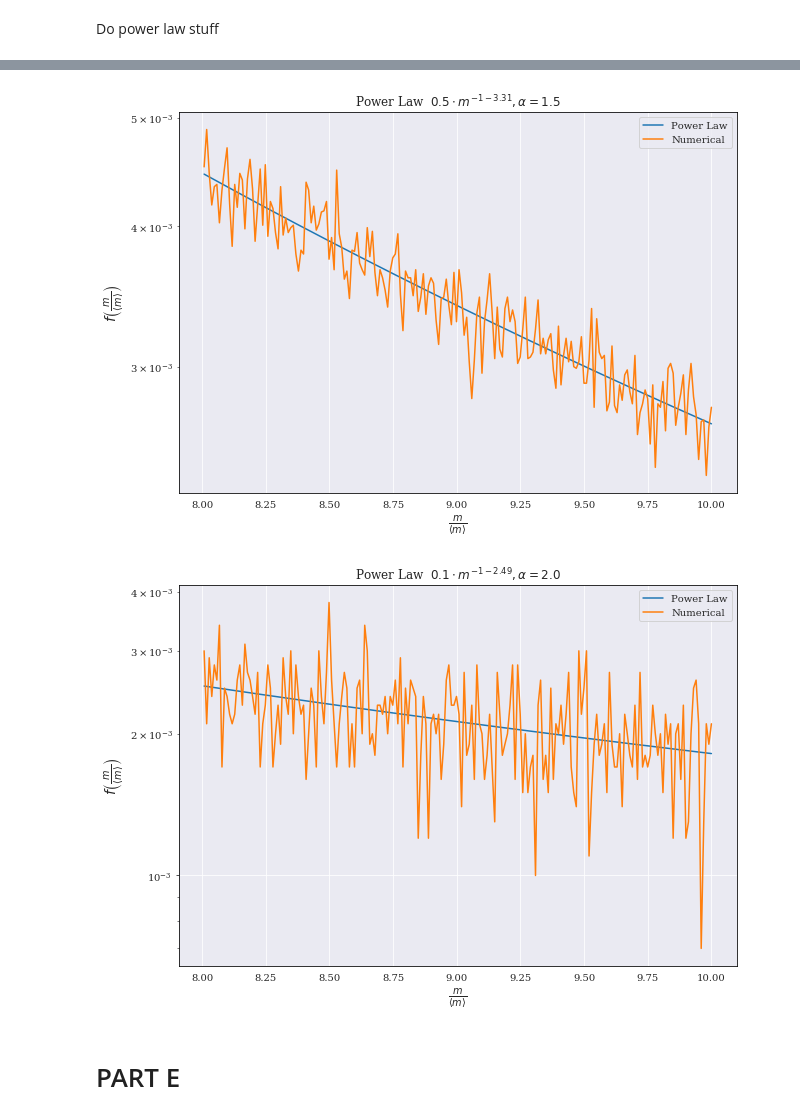
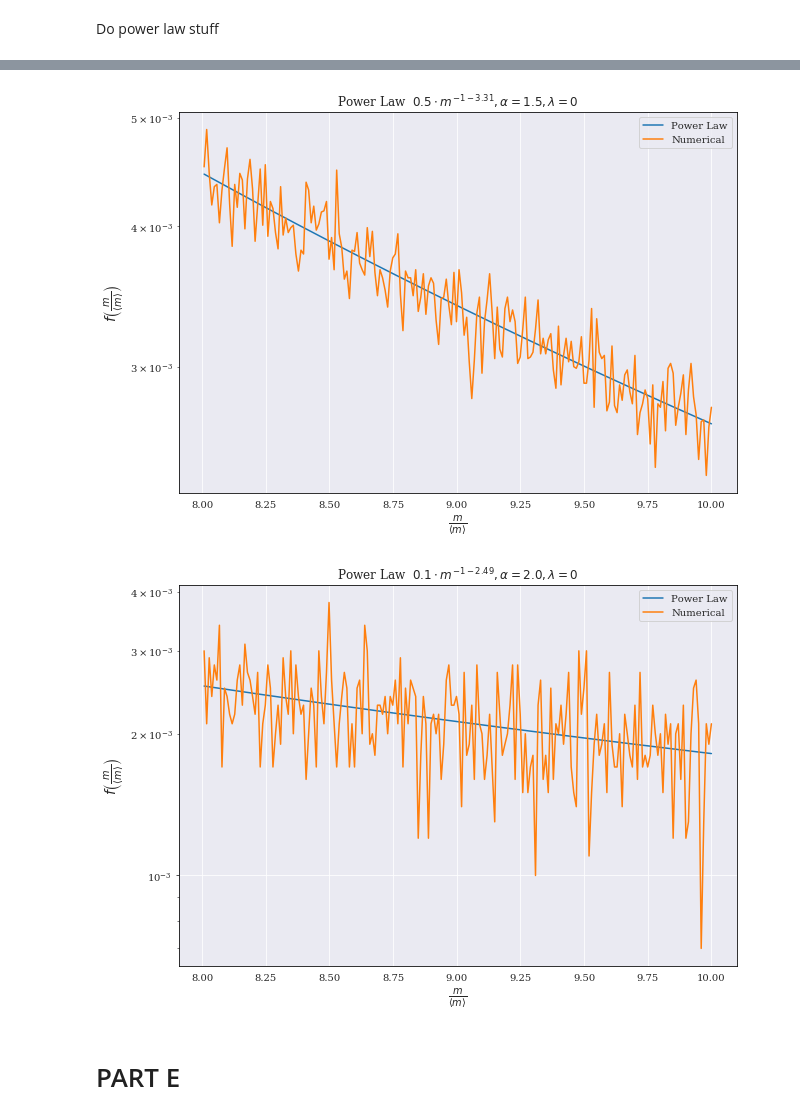
Before and after one commit to marbjo/FYS4150, a Jupyter notebook: Project5/proj5notebook.ipynb, the cells around one changed output, grey strips where cells are left out. Saved outputs shown, nothing was run; the diff lists cells and outputs as text; code cells hidden in the pictures.

```diff
--- a/Project5/proj5notebook.ipynb
+++ b/Project5/proj5notebook.ipynb
@@ -501,25 +518,27 @@ plt.show()
 # %%
 fig, ax = plt.subplots(figsize = (10,7))
 ax.semilogy(binX[800:], powerlaw(binX, popt15[0], popt15[1])[800:], label = 'Power Law')
 ax.semilogy(binX[800:], plotBins_1000_0_15[800:], label = 'Numerical')
-ax.set_title(r"Power Law  $%.1f \cdot m^{-1-%.2f}, \alpha = 1.5$" %(popt15[0],popt15[1]))
+ax.set_title(r"Power Law  $%.1f \cdot m^{-1-%.2f}, \alpha = 1.5, \lambda = 0$" %(popt15[0],popt15[1]))
 ax.set_xlabel(r'$\frac {m} {\langle m \rangle}$', fontsize = 14)
 ax.set_ylabel(r'$f \left( \frac {m} {\langle m \rangle} \right)$', fontsize = 14)
 ax.legend(loc = 'upper right')
+plt.savefig('plots/partd_tail_00_15.png')
 plt.show()
 # %% [output]
-[figure, old version]
+[figure, new version]
 # %%
 fig, ax = plt.subplots(figsize = (10,7))
 ax.semilogy(binX[800:], powerlaw(binX, popt20[0], popt20[1])[800:], label = 'Power Law')
 ax.semilogy(binX[800:], plotBins_1000_0_20[800:], label = 'Numerical')
-ax.set_title(r"Power Law  $%.1f \cdot m^{-1-%.2f}, \alpha = 2.0$" %(popt20[0],popt20[1]))
+ax.set_title(r"Power Law  $%.1f \cdot m^{-1-%.2f}, \alpha = 2.0, \lambda = 0$" %(popt20[0],popt20[1]))
 ax.set_xlabel(r'$\frac {m} {\langle m \rangle}$', fontsize = 14)
 ax.set_ylabel(r'$f \left( \frac {m} {\langle m \rangle} \right)$', fontsize = 14)
 ax.legend(loc = 'upper right')
+plt.savefig('plots/partd_tail_00_20.png')
 plt.show()
 # %% [output]
-[figure, old version]
+[figure, new version]
 # %% [markdown]
 # PART E
 # %%
```
Also changed, not shown: parts of 50 cells of this notebook, 42 other files.
